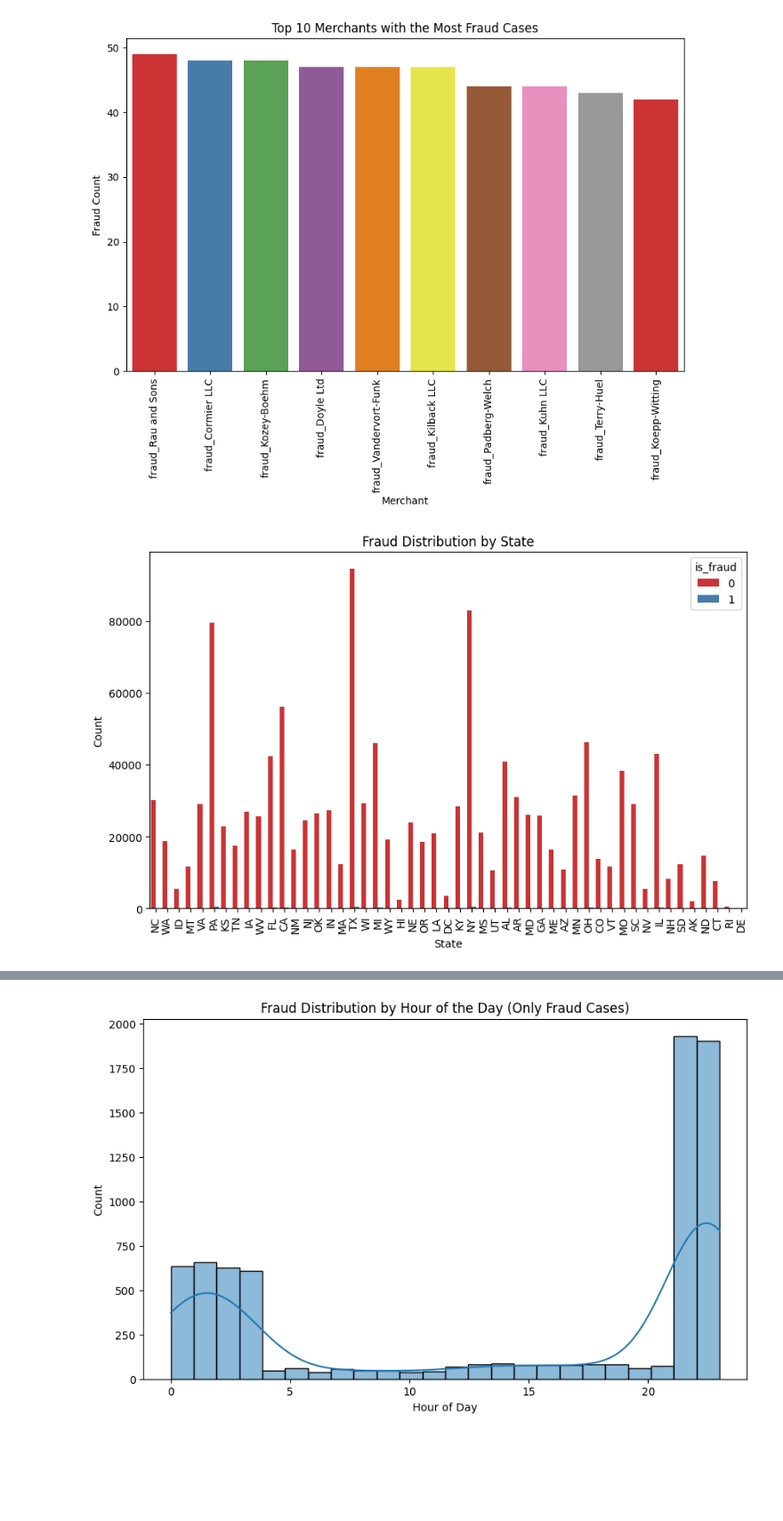
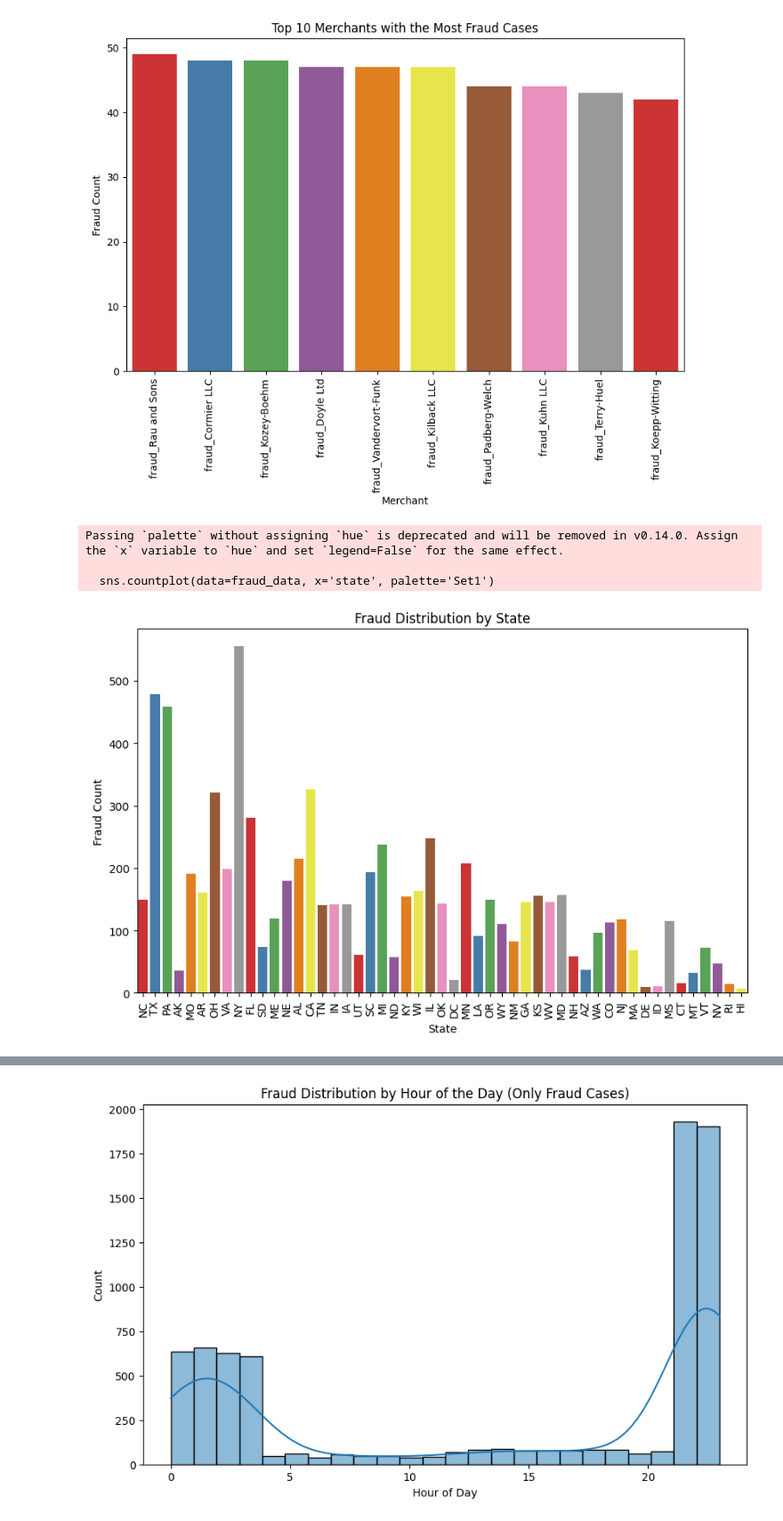
Before and after one commit to maria-carolina-barata/IS, a Jupyter notebook: primary_experiment copy.ipynb, the cells around one changed output, grey strips where cells are left out. Shown at 89% size. Cells and saved outputs as stored; diff of their text form; code cells hidden in the pictures; blank space fills up the shorter version.

```diff
--- a/primary_experiment copy.ipynb
+++ b/primary_experiment copy.ipynb
@@ -333,13 +344,20 @@ Passing `palette` without assigning `hue` is deprecated and will be removed in v
 [figure]
 # %%
 # Fraud distribution by state
+# Filter the data to include only fraud cases
+fraud_data = data[data['is_fraud'] == 1]
+
+# Plot the fraud distribution by state
 plt.figure(figsize=(10, 6))
-sns.countplot(data=data, x='state', hue='is_fraud', palette='Set1')
+sns.countplot(data=fraud_data, x='state', palette='Set1')
 plt.title('Fraud Distribution by State')
 plt.xticks(rotation=90)
 plt.xlabel('State')
-plt.ylabel('Count')
+plt.ylabel('Fraud Count')
 plt.show()
 # %% [output]
+Passing `palette` without assigning `hue` is deprecated and will be removed in v0.14.0. Assign the `x` variable to `hue` and set `legend=False` for the same effect.
+
+  sns.countplot(data=fraud_data, x='state', palette='Set1')
-[figure, old version]
+[figure, new version]
 # %%
```
Also changed, not shown: parts of 5 cells of this notebook.
